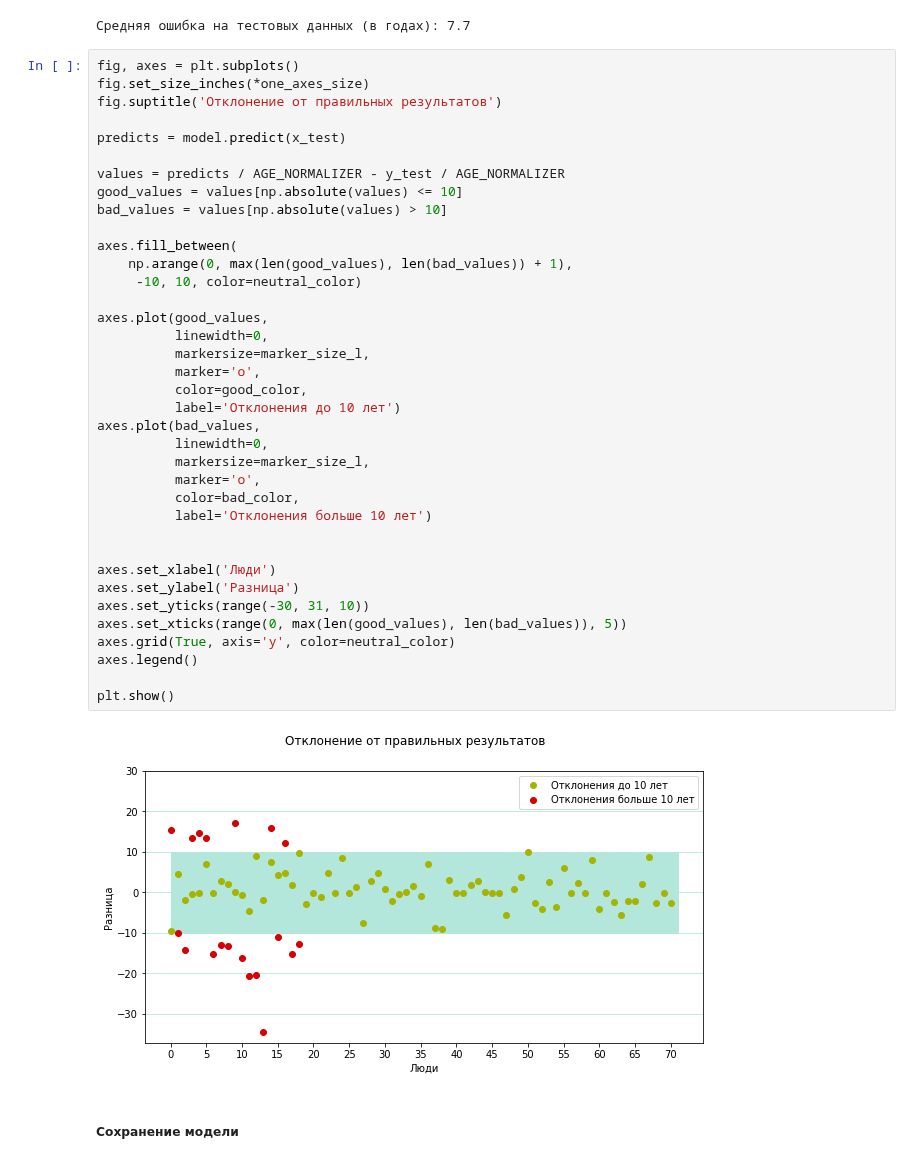
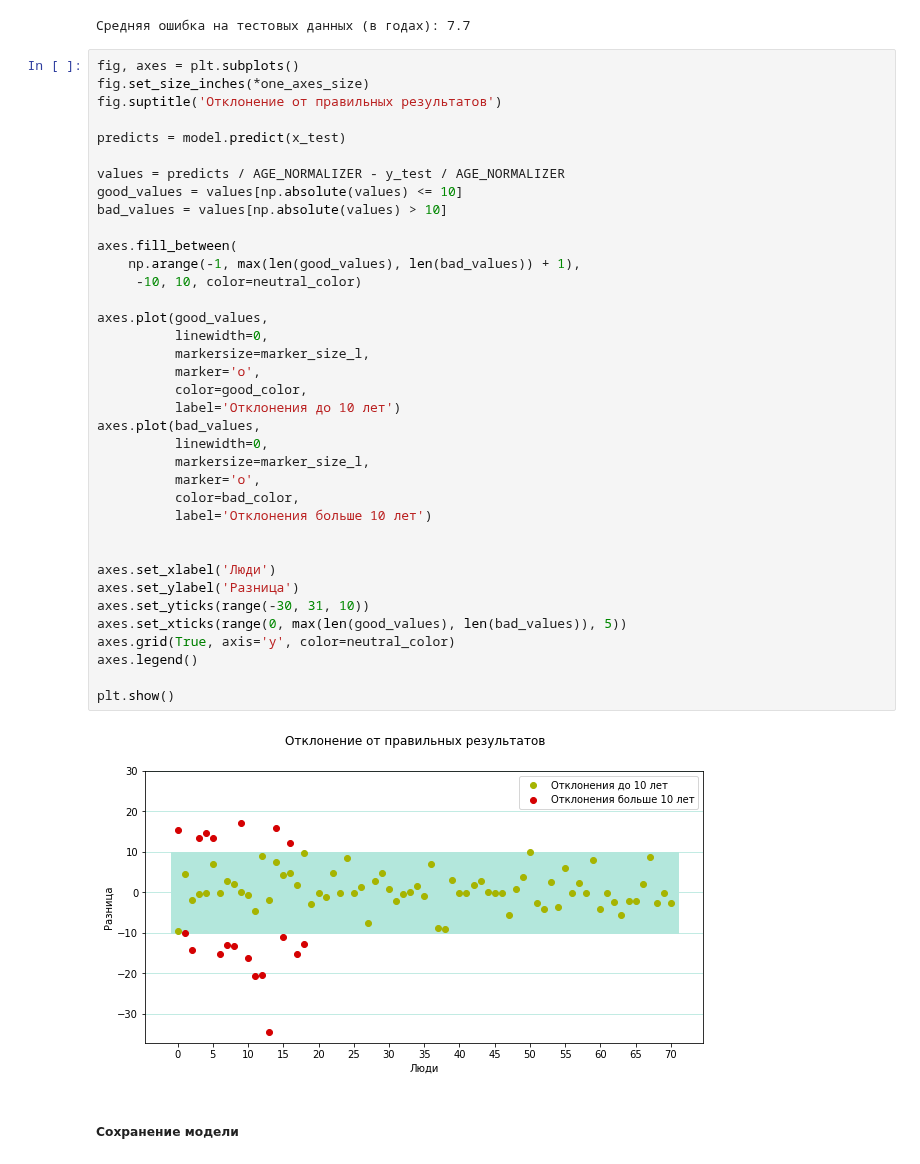
Before and after one commit to gaskeo/yandex-lyceum-selection-round, a Jupyter notebook: main.ipynb, the cells around one changed output. Saved outputs shown, nothing was run; the diff lists cells and outputs as text.

```diff
--- a/main.ipynb
+++ b/main.ipynb
@@ -449,35 +447,35 @@ predicts = model.predict(x_test)
 values = predicts / AGE_NORMALIZER - y_test / AGE_NORMALIZER
 good_values = values[np.absolute(values) <= 10]
 bad_values = values[np.absolute(values) > 10]
 
 axes.fill_between(
-    np.arange(0, max(len(good_values), len(bad_values)) + 1),
+    np.arange(-1, max(len(good_values), len(bad_values)) + 1),
      -10, 10, color=neutral_color)
 
 axes.plot(good_values,
           linewidth=0,
           markersize=marker_size_l,
           marker='o',
           color=good_color,
           label='Отклонения до 10 лет')
 axes.plot(bad_values,
           linewidth=0,
           markersize=marker_size_l,
           marker='o',
           color=bad_color,
           label='Отклонения больше 10 лет')
 
 
 axes.set_xlabel('Люди')
 axes.set_ylabel('Разница')
 axes.set_yticks(range(-30, 31, 10))
 axes.set_xticks(range(0, max(len(good_values), len(bad_values)), 5))
 axes.grid(True, axis='y', color=neutral_color)
 axes.legend()
 
 plt.show()
 # %% [output]
-[figure, old version]
+[figure, new version]
 # %% [markdown]
 ##### Сохранение модели
 # %%
```
Also changed, not shown: parts of 6 cells of this notebook.
